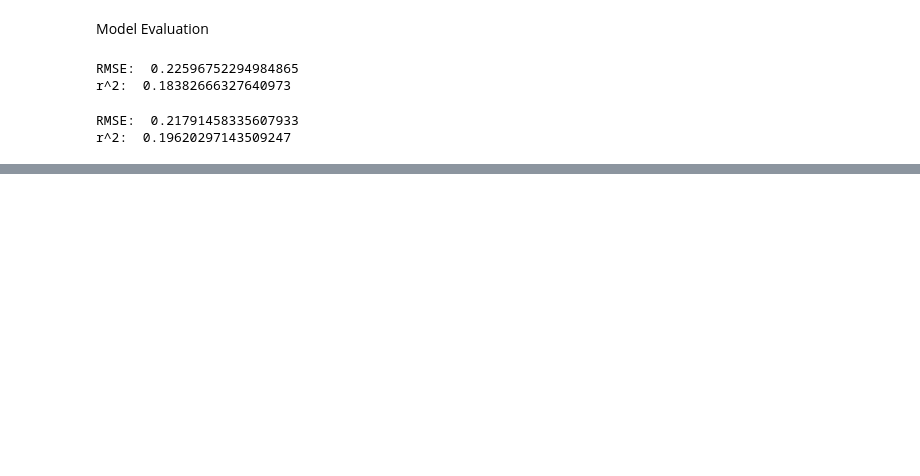
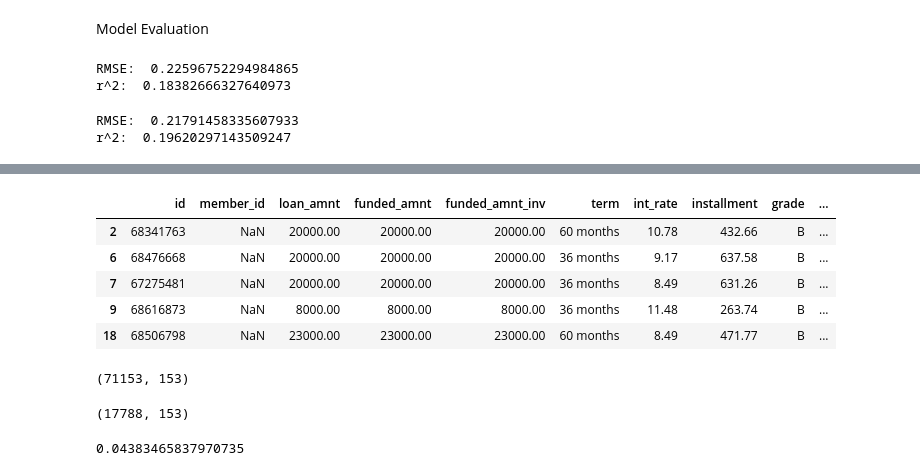
Before and after one commit to touyang219/LC_Capstone, a Jupyter notebook: Capstone.ipynb, the cells around one changed output, grey strips where cells are left out. Drawn from its saved outputs; the diff is of its cells as text; code cells hidden in the pictures; blank space fills up the shorter version.

```diff
--- a/Capstone.ipynb
+++ b/Capstone.ipynb
@@ -774,0 +739,11 @@ Name: loan_amnt, dtype: float64
+# %%
+moderate_df = accepted[accepted['grade'].isin(['B'])]
+
+moderate_df.head()
+# %% [output]
+|  | id | member_id | loan_amnt | funded_amnt | funded_amnt_inv | term | int_rate | installment | grade | ... |
+| 2 | 68341763 | NaN | 20000.00 | 20000.00 | 20000.00 | 60 months | 10.78 | 432.66 | B | ... |
+| 6 | 68476668 | NaN | 20000.00 | 20000.00 | 20000.00 | 36 months | 9.17 | 637.58 | B | ... |
+| 7 | 67275481 | NaN | 20000.00 | 20000.00 | 20000.00 | 36 months | 8.49 | 631.26 | B | ... |
+| 9 | 68616873 | NaN | 8000.00 | 8000.00 | 8000.00 | 36 months | 11.48 | 263.74 | B | ... |
+| 18 | 68506798 | NaN | 23000.00 | 23000.00 | 23000.00 | 60 months | 8.49 | 471.77 | B | ... |
@@ -774,0 +752,18 @@ Name: loan_amnt, dtype: float64
+# %%
+# Since we want to compare real returns, we will only look at people who fall in "charged off" or "fully paid off"
+
+moderate_df = moderate_df[moderate_df['loan_status'].isin(['Fully Paid', 'Charged Off'])]
+
+moderate_df.shape
+
+# 71153 candidates
+# %% [output]
+(71153, 153)
+# %%
+n = round(71153*0.25)
+
+simple_port = moderate_df.sample(n, random_state=1)
+
+simple_port.shape
+# %% [output]
+(17788, 153)
@@ -774,0 +777,4 @@ Name: loan_amnt, dtype: float64
+# %%
+find_avg_return(simple_port)
+# %% [output]
+0.04383465837970735
```
Also changed, not shown: parts of 43 cells of this notebook.
